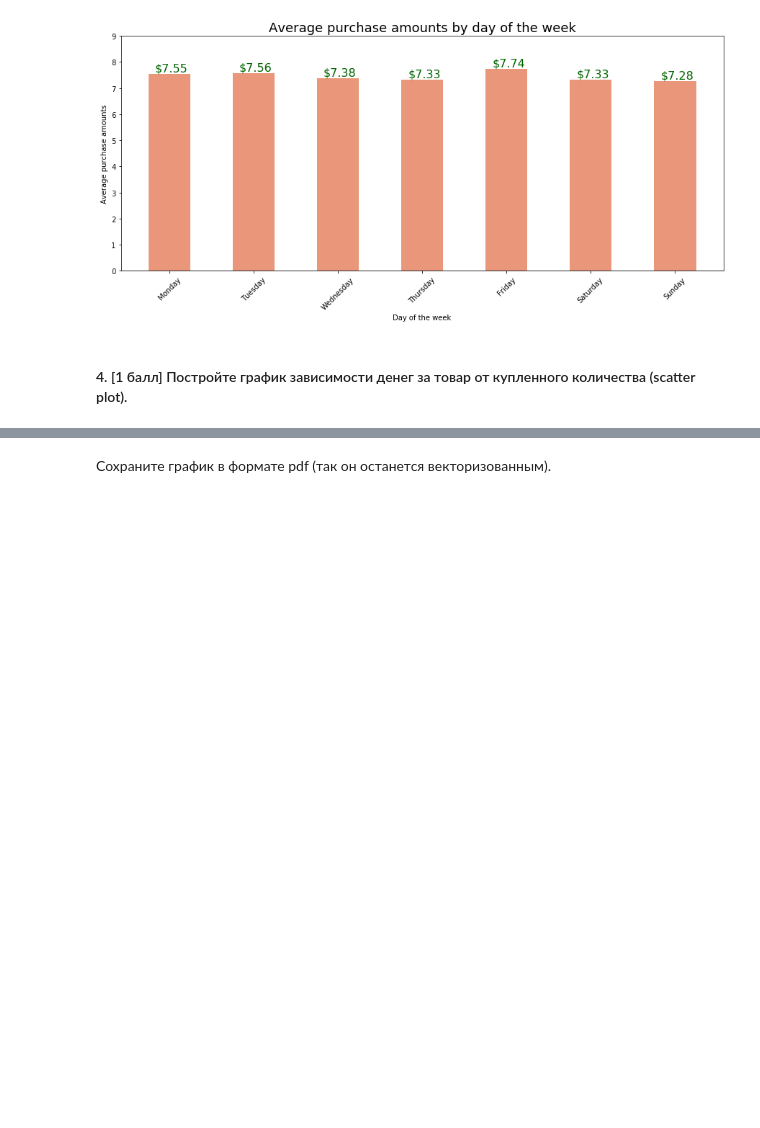
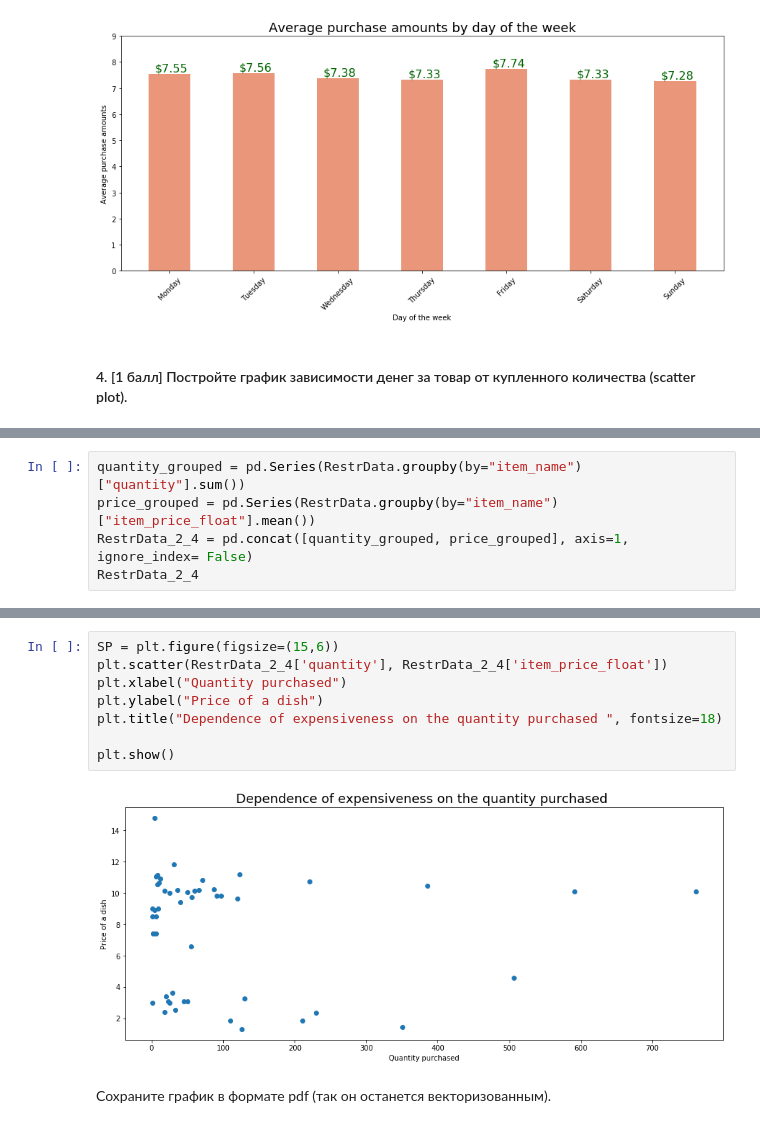
Before and after one commit to hse-mlearn/ha-01-glafiraV, a Jupyter notebook: homework-practice-01.ipynb, the cells around one changed output, grey strips where cells are left out. Drawn from its saved outputs; the diff is of its cells as text; blank space fills up the shorter version.

```diff
--- a/homework-practice-01.ipynb
+++ b/homework-practice-01.ipynb
@@ -401,0 +414,5 @@ plt.show()
+# %%
+quantity_grouped = pd.Series(RestrData.groupby(by="item_name")["quantity"].sum())
+price_grouped = pd.Series(RestrData.groupby(by="item_name")["item_price_float"].mean())
+RestrData_2_4 = pd.concat([quantity_grouped, price_grouped], axis=1, ignore_index= False)
+RestrData_2_4
@@ -402,2 +438,12 @@ plt.show()
+# %%
+SP = plt.figure(figsize=(15,6))
+plt.scatter(RestrData_2_4['quantity'], RestrData_2_4['item_price_float'])
+plt.xlabel("Quantity purchased")
+plt.ylabel("Price of a dish")
+plt.title("Dependence of expensiveness on the quantity purchased ", fontsize=18)
+
+plt.show()
+# %% [output]
+[figure, added]
 # %% [markdown]
 Сохраните график в формате pdf (так он останется векторизованным).
```
Also changed, not shown: parts of 8 cells of this notebook.
